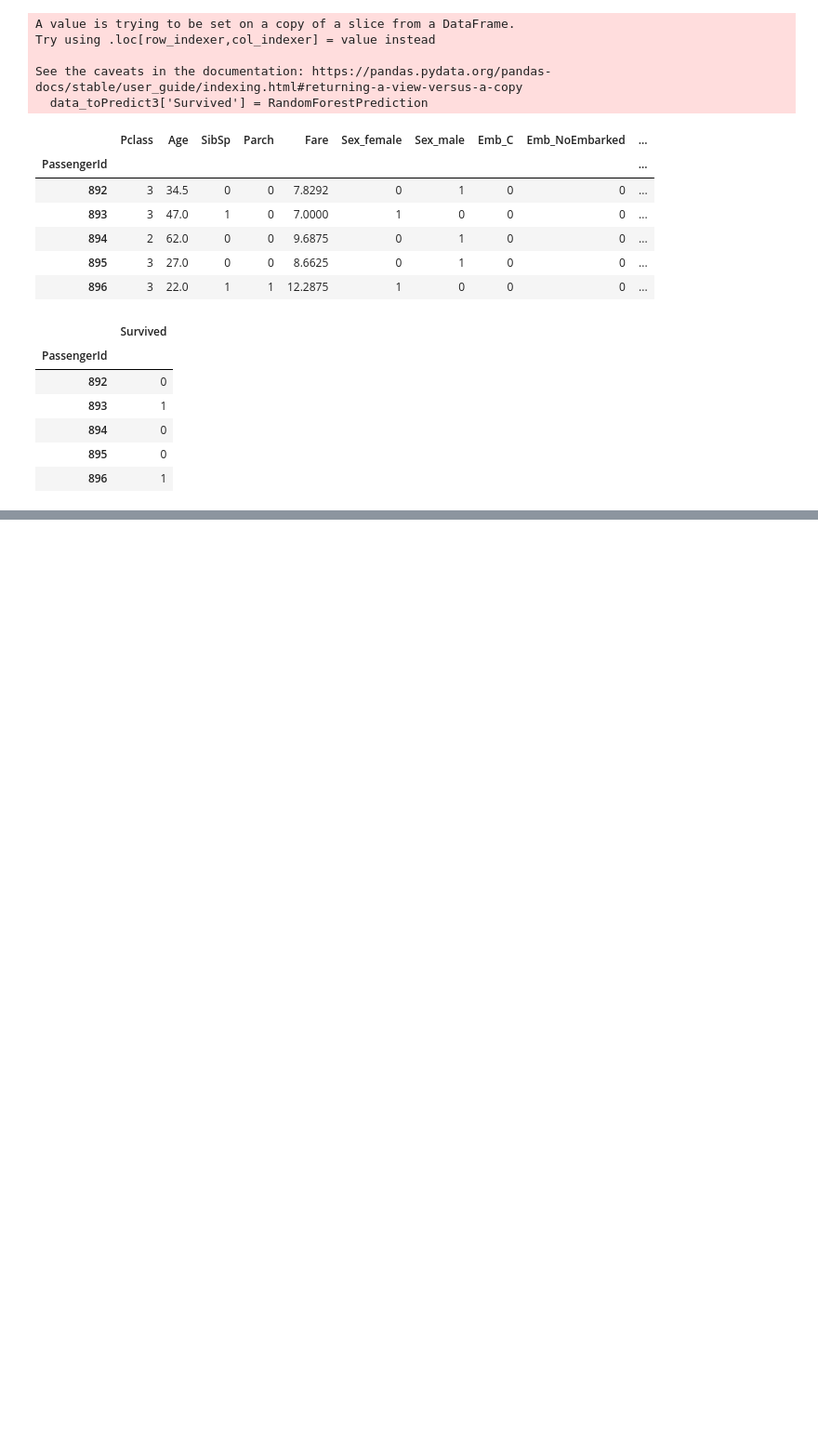
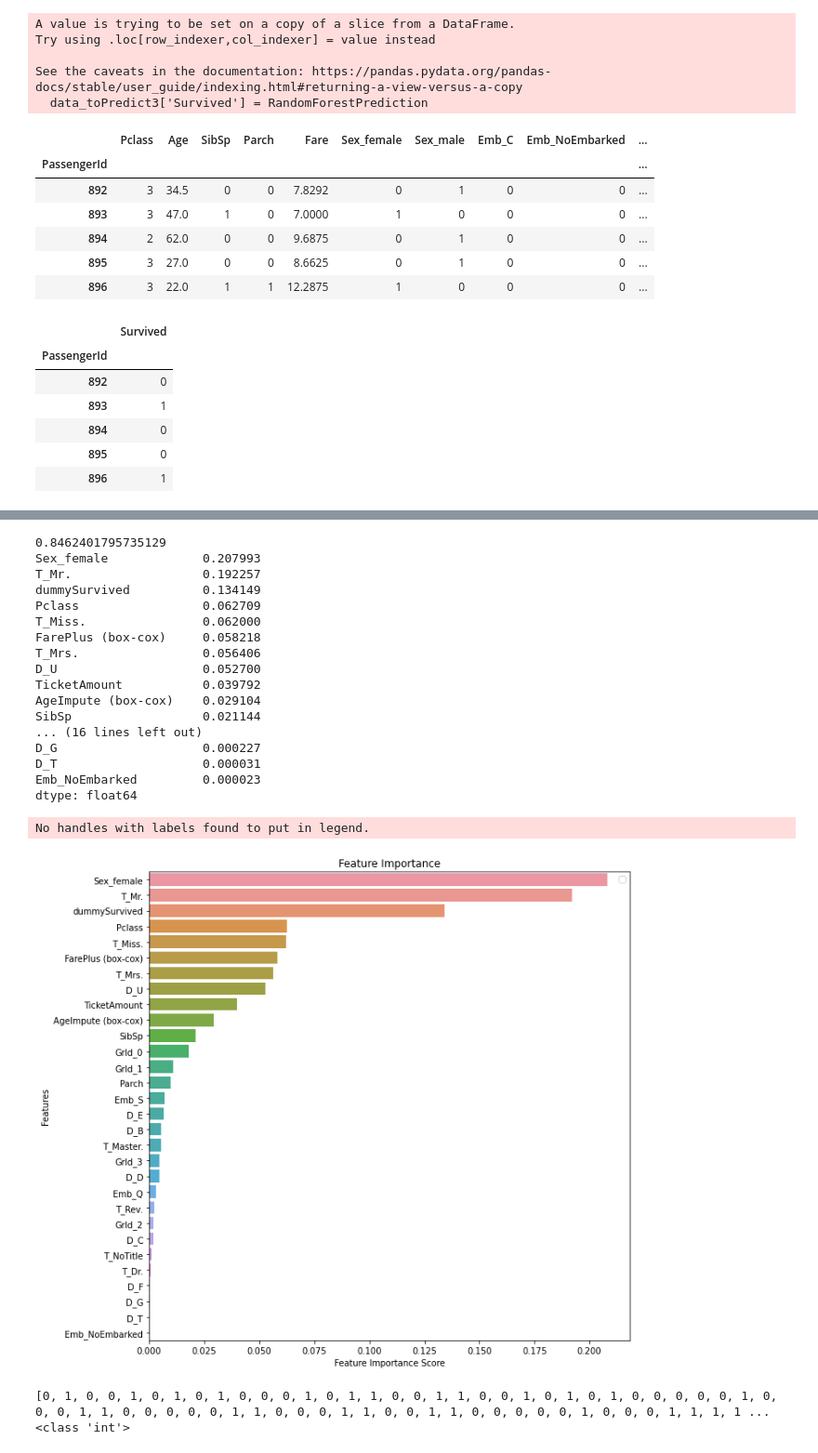
Before and after one commit to MeykeBos/TitanicKaggle, a Jupyter notebook: Titanic.ipynb, the cells around one changed output, grey strips where cells are left out. Shown at 93% size. Drawn from its saved outputs; the diff is of its cells as text; code cells hidden in the pictures; blank space fills up the shorter version.

```diff
--- a/Titanic.ipynb
+++ b/Titanic.ipynb
@@ -1630,0 +2005,3 @@ submission.to_csv("C:/Users/meykevandenbos/Documents/Meyke persoonlijk/Techionis
+# %%
+data_train5B = data.loc[(data['Survived'].notna())]
+data_toPredict5B = data.loc[(data['Survived'].isna())]
@@ -1630,0 +2072,3 @@ submission.to_csv("C:/Users/meykevandenbos/Documents/Meyke persoonlijk/Techionis
+# %%
+x1 = data_train5B.drop(columns=["Survived"]).values
+y1 = data_train5B["Survived"].values
@@ -1630,0 +2112,50 @@ submission.to_csv("C:/Users/meykevandenbos/Documents/Meyke persoonlijk/Techionis
+# %%
+names = data_toPredict5B.columns.tolist()
+# %%
+forest = RandomForestClassifier(n_estimators = 500, max_depth=4, random_state=4)
+forest.fit(x1, y1)
+
+print(forest.score(x1, y1))
+
+feature_imp = pd.Series(forest.feature_importances_,index=names).sort_values(ascending=False)
+print(feature_imp)
+
+%matplotlib inline
+# Creating a bar plot
+plt.figure(figsize=(10,10))
+plt.title("Feature importances")
+sns.barplot(x=feature_imp, y=feature_imp.index)
+# Add labels to graph
+plt.xlabel('Feature Importance Score')
+plt.ylabel('Features')
+plt.title("Feature Importance")
+plt.legend()
+plt.show()
+# %% [output]
+0.8462401795735129
+Sex_female             0.207993
+T_Mr.                  0.192257
+dummySurvived          0.134149
+Pclass                 0.062709
+T_Miss.                0.062000
+FarePlus (box-cox)     0.058218
+T_Mrs.                 0.056406
+D_U                    0.052700
+TicketAmount           0.039792
+AgeImpute (box-cox)    0.029104
+SibSp                  0.021144
+... (16 lines left out)
+D_G                    0.000227
+D_T                    0.000031
+Emb_NoEmbarked         0.000023
+dtype: float64
+No handles with labels found to put in legend.
+[figure, added]
+# %%
+RandomForestPrediction = forest.predict(data_toPredict5B)
+RandomForestPrediction = [int(x) for x in RandomForestPrediction]
+print(RandomForestPrediction)
+print(type(RandomForestPrediction[0]))
+# %% [output]
+[0, 1, 0, 0, 1, 0, 1, 0, 1, 0, 0, 0, 1, 0, 1, 1, 0, 0, 1, 1, 0, 0, 1, 0, 1, 0, 1, 0, 0, 0, 0, 0, 1, 0, 0, 0, 1, 1, 0, 0, 0, 0, 0, 1, 1, 0, 0, 0, 1, 1, 0, 0, 1, 1, 0, 0, 0, 0, 0, 1, 0, 0, 0, 1, 1, 1, 1 ...
+<class 'int'>
```
Also changed, not shown: parts of 81 cells of this notebook.
